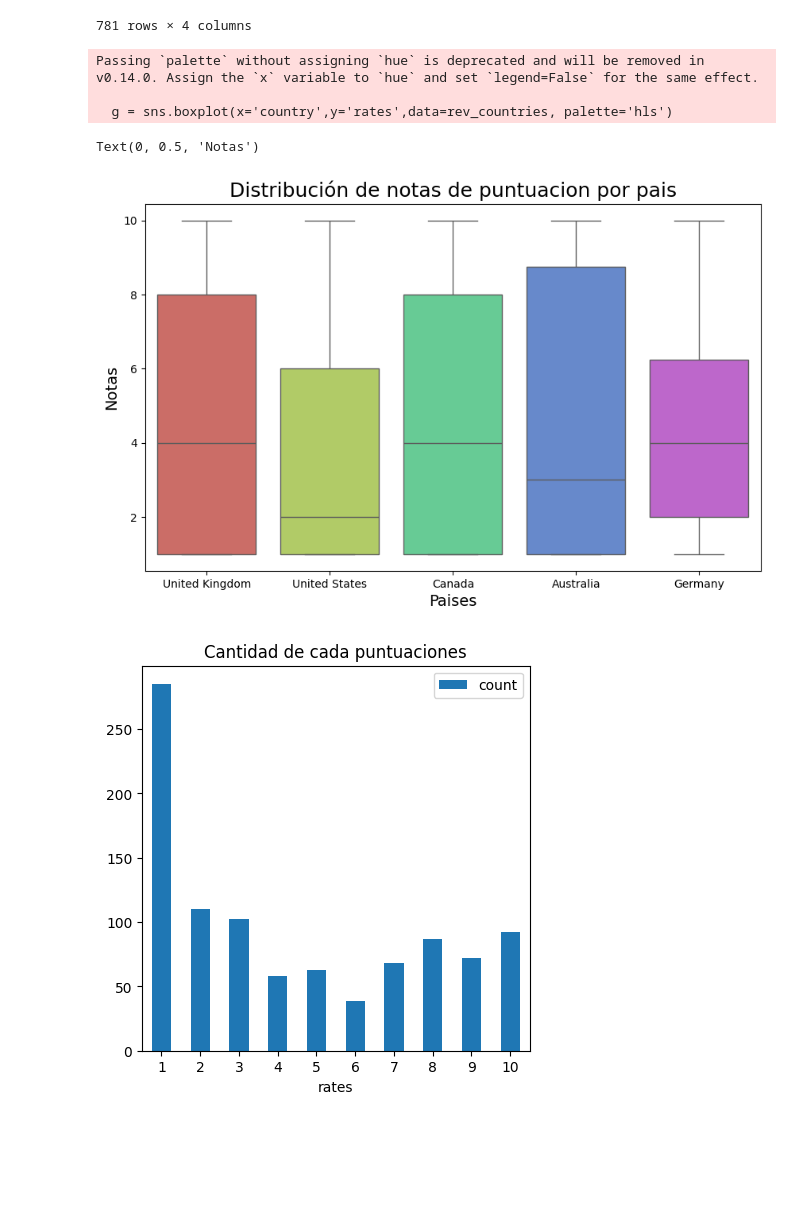
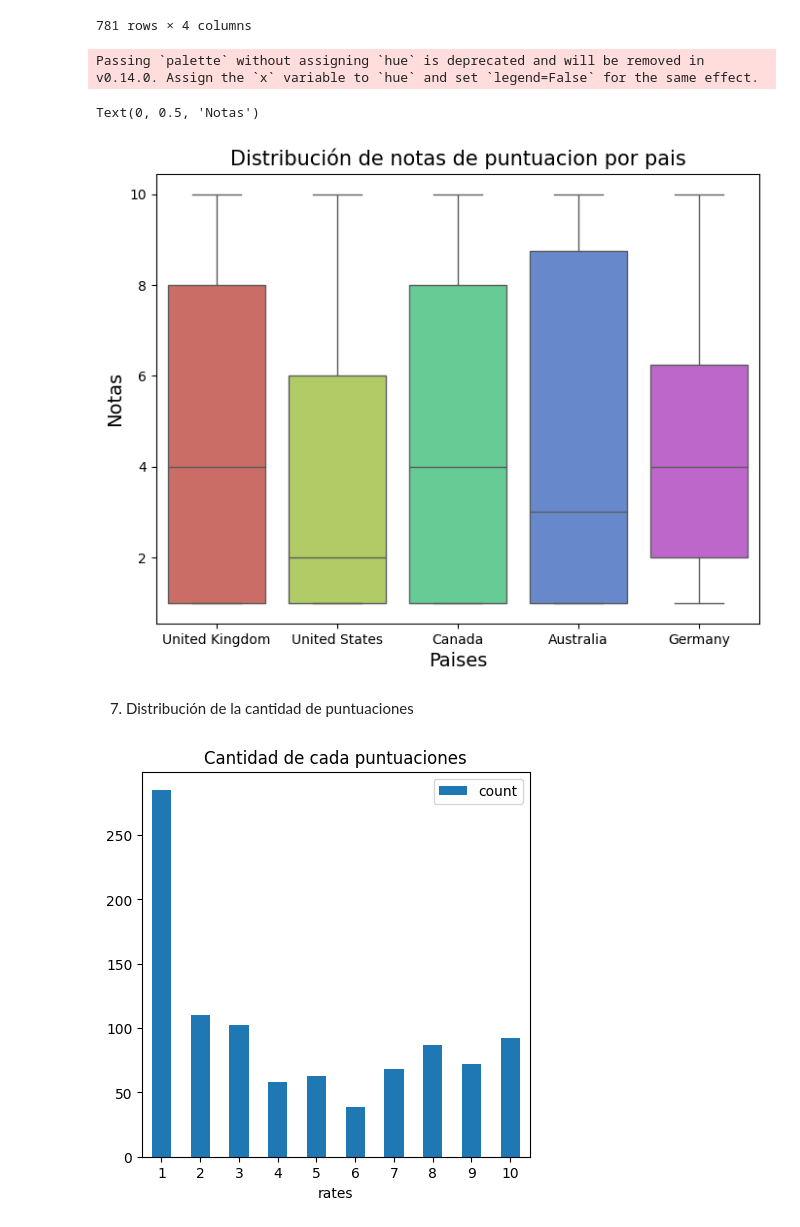
Before and after one commit to agalarza768/TP1-Orga_de_datos, a Jupyter notebook: TP_Orga.ipynb, the cells around one changed output. Cells and saved outputs as stored; diff of their text form; code cells hidden in the pictures; blank space fills up the shorter version.

```diff
--- a/TP_Orga.ipynb
+++ b/TP_Orga.ipynb
@@ -354,17 +394,17 @@ rev_countries
 | 1146 | 1 | 2017-11-20 | United Kingdom | 2017 |
 781 rows × 4 columns
 # %%
-plt.figure(figsize=(10, 6))
+plt.figure(figsize=(8, 6))
 g = sns.boxplot(x='country',y='rates',data=rev_countries, palette='hls')
-g.set_title('Distribución de notas de puntuacion por pais', fontsize=18)
+g.set_title('Distribución de notas de puntuacion por pais', fontsize=15)
 g.set_xlabel('Paises',fontsize=14)
 g.set_ylabel('Notas',fontsize=14)
 # %% [output]
 Passing `palette` without assigning `hue` is deprecated and will be removed in v0.14.0. Assign the `x` variable to `hue` and set `legend=False` for the same effect.
-
-  g = sns.boxplot(x='country',y='rates',data=rev_countries, palette='hls')
 Text(0, 0.5, 'Notas')
-[figure, old version]
+[figure, new version]
+# %% [markdown]
+7) Distribución de la cantidad de puntuaciones
 # %%
 count_rates = date_reviews.groupby('rates').size().reset_index(name='count')
 count_rates.plot.bar(x='rates',  y='count', figsize=(5, 5), rot=0)
```
Also changed, not shown: parts of 17 cells of this notebook.
